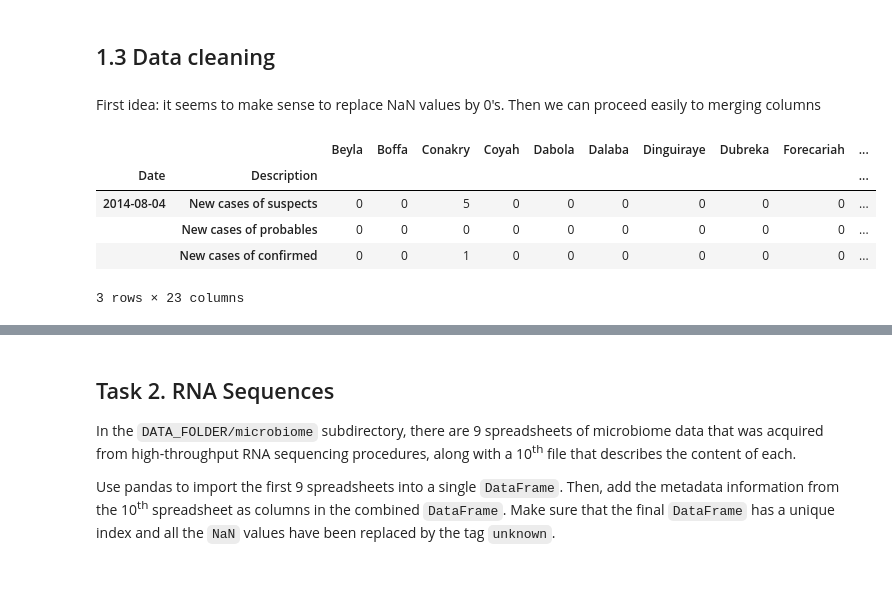
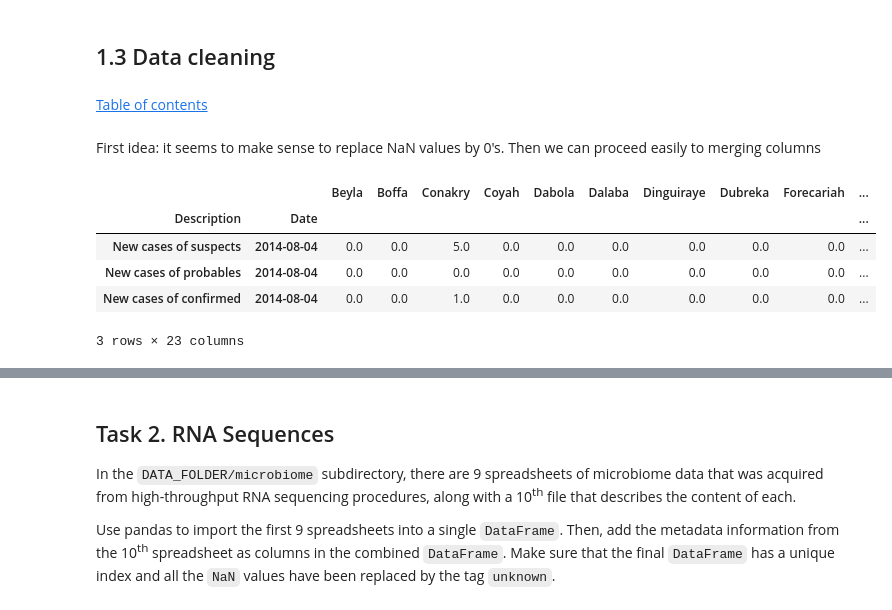
Before and after one commit to IsaacLeimgruber/ADA_labs_repo, a Jupyter notebook: 01 - Pandas and Data Wrangling/Homework 1_isaac.ipynb, the cells around one changed output, grey strips where cells are left out. Cells and saved outputs as stored; diff of their text form; code cells hidden in the pictures; blank space fills up the shorter version.

```diff
--- a/01 - Pandas and Data Wrangling/Homework 1_isaac.ipynb
+++ b/01 - Pandas and Data Wrangling/Homework 1_isaac.ipynb
@@ -90,5 +102,5 @@ sl_data.head(2)
 # %%
-guinea_data_indexed = guinea_data.set_index(['Date', 'Description'])
+guinea_data_indexed = guinea_data.set_index(['Description', 'Date'])
 guinea_data_indexed.head(3)
 # %% [output]
 |  |  | Beyla | Boffa | Conakry | Coyah | Dabola | Dalaba | Dinguiraye | Dubreka | Forecariah | ... |
@@ -120,16 +132,19 @@ sl_data_indexed.head(3)
 We observe a lot of NaN values and two duplicated columns in the Sierra Leone Data. This is the next step, cleaning
 # %% [markdown]
 ## 1.3 Data cleaning
+# %% [markdown]
+ <div class="lev1"><a href="#Table-of-Contents"><span class="toc-item-num"></span>Table of contents</a></div>
 # %% [markdown]
 First idea: it seems to make sense to replace NaN values by 0's. Then we can proceed easily to merging columns
 # %%
+guinea_data_indexed = guinea_data_indexed.apply(pd.to_numeric, errors = 'coerce')
 guinea_data_indexed.fillna(0, inplace=True)
 guinea_data_indexed.head(3)
 # %% [output]
 |  |  | Beyla | Boffa | Conakry | Coyah | Dabola | Dalaba | Dinguiraye | Dubreka | Forecariah | ... |
-| Date | Description |  |  |  |  |  |  |  |  |  | ... |
-| 2014-08-04 | New cases of suspects | 0 | 0 | 5 | 0 | 0 | 0 | 0 | 0 | 0 | ... |
-|  | New cases of probables | 0 | 0 | 0 | 0 | 0 | 0 | 0 | 0 | 0 | ... |
-|  | New cases of confirmed | 0 | 0 | 1 | 0 | 0 | 0 | 0 | 0 | 0 | ... |
+| Description | Date |  |  |  |  |  |  |  |  |  | ... |
+| New cases of suspects | 2014-08-04 | 0.0 | 0.0 | 5.0 | 0.0 | 0.0 | 0.0 | 0.0 | 0.0 | 0.0 | ... |
+| New cases of probables | 2014-08-04 | 0.0 | 0.0 | 0.0 | 0.0 | 0.0 | 0.0 | 0.0 | 0.0 | 0.0 | ... |
+| New cases of confirmed | 2014-08-04 | 0.0 | 0.0 | 1.0 | 0.0 | 0.0 | 0.0 | 0.0 | 0.0 | 0.0 | ... |
 3 rows × 23 columns
 # %%
```
Also changed, not shown: parts of 30 cells of this notebook.
